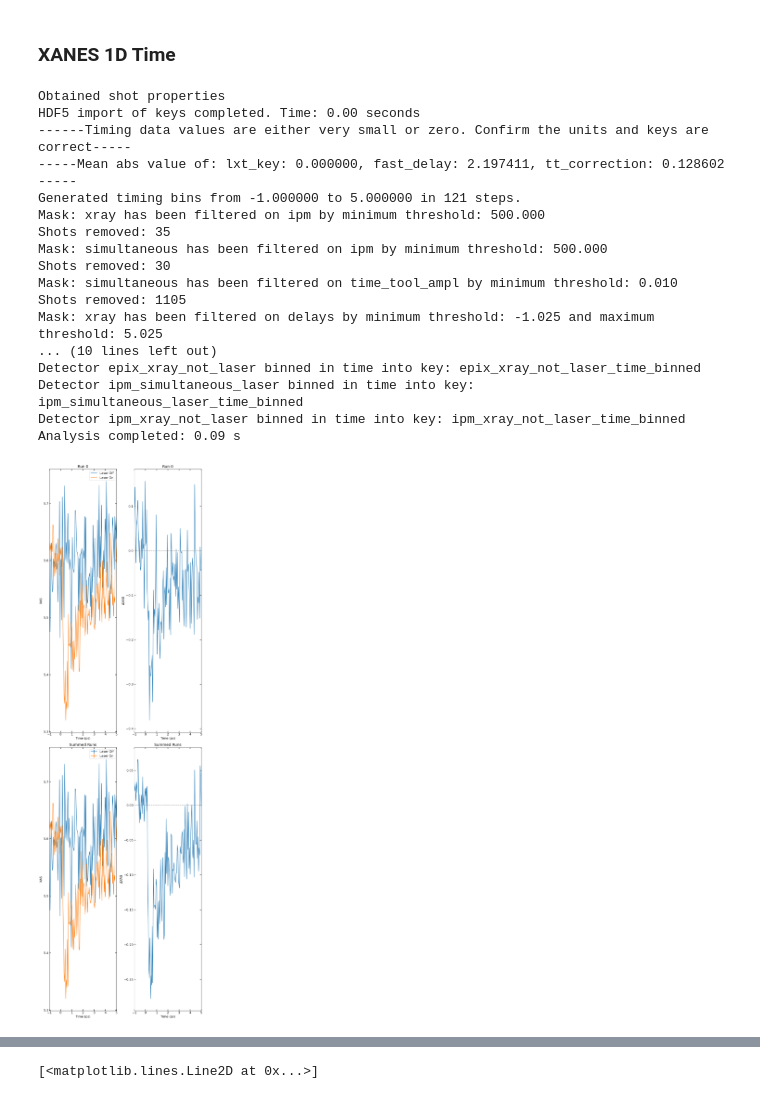
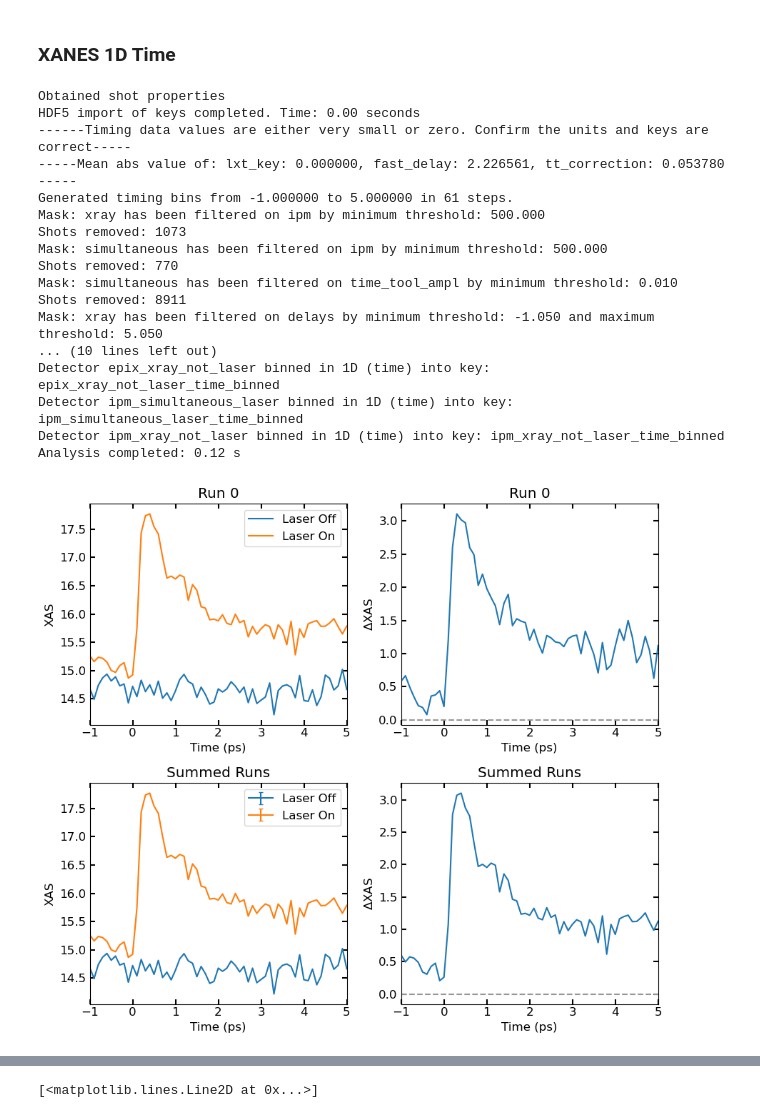
Before and after one commit to lg345/XSpect, a Jupyter notebook: XSpect_XAS_1Dtime.ipynb, the cells around one changed output, grey strips where cells are left out. Cells and saved outputs as stored; diff of their text form; code cells hidden in the pictures.

```diff
--- a/XSpect_XAS_1Dtime.ipynb
+++ b/XSpect_XAS_1Dtime.ipynb
@@ -21,10 +21,10 @@ import XSpect.XSpect_Visualization
 import XSpect.XSpect_Diagnostics as dt
 import XSpect.XSpect_PostProcessing
 # %%
-run = 230
-exp = 'xcs101572326'
+run = 55
+exp = 'xcs101632226'
 keys=['epicsUser/dccm_E', 'epicsUser/dccm_E_setpoint', 'tt/ttCorr','epics/lxt', 'enc/lasDelay' , 'ipm4/sum','tt/AMPL']
-names=['ccm','ccm_E_setpoint','time_tool_correction','lxt_ttc'  ,'encoder','ipm', 'time_tool_ampl']
+names=['energy','energy_E_setpoint','time_tool_correction','lxt_ttc'  ,'encoder','ipm', 'time_tool_ampl']
 
 # pdf = PdfPages("output.pdf")
 
@@ -92,7 +92,7 @@ start = time.time()
 xspect_experiment = XSpect.XSpect_Analysis.spectroscopy_experiment(hutch='xcs',experiment_id=exp,lcls_run=exp[-2:])
 xes1=XSpect.XSpect_Controller.XASBatchAnalysis_1D_time()
 keys=['epicsUser/dccm_E', 'epicsUser/dccm_E_setpoint', 'tt/ttCorr','epics/lxt', 'enc/lasDelay' , 'ipm4/sum','tt/AMPL', 'epix_2/ROI_sum']
-names=['ccm','ccm_E_setpoint','time_tool_correction','lxt_ttc'  ,'encoder','ipm', 'time_tool_ampl', 'epix']
+names=['energy','energy_E_setpoint','time_tool_correction','lxt_ttc'  ,'encoder','ipm', 'time_tool_ampl', 'epix']
 
 #Here we define the epix detector keys separately as they are imported separately to avoid OOM
 # xes1.key_epix=['epix_2/ROI_sum']
@@ -104,7 +104,7 @@ names=['ccm','ccm_E_setpoint','time_tool_correction','lxt_ttc'  ,'encoder','ipm'
 # xes1.maxtime = 1 # ps
 xes1.mintime = -1 # ps
 xes1.maxtime = 5 # ps
-xes1.time_step = 0.05 # ps
+xes1.time_step = 0.1 # ps
 xes1.time_bins  = np.arange(xes1.mintime, xes1.maxtime+xes1.time_step, xes1.time_step)
 
 xes1.set_key_aliases(keys,names)
@@ -116,7 +116,7 @@ xes1.add_filter('simultaneous','time_tool_ampl',tt_thres[0])
 xes1.scattering = True
 
 # xes1.run_parser(['230-232']) #
-xes1.run_parser(['269']) #
+xes1.run_parser(['55']) #
 # %%
 start=time.time()
 
@@ -128,20 +128,20 @@ print('Analysis completed: %.02f s' % (end - start))
 Obtained shot properties
 HDF5 import of keys completed. Time: 0.00 seconds
 ------Timing data values are either very small or zero. Confirm the units and keys are correct-----
------Mean abs value of: lxt_key: 0.000000, fast_delay: 2.197411, tt_correction: 0.128602 -----
-Generated timing bins from -1.000000 to 5.000000 in 121 steps.
+-----Mean abs value of: lxt_key: 0.000000, fast_delay: 2.226561, tt_correction: 0.053780 -----
+Generated timing bins from -1.000000 to 5.000000 in 61 steps.
 Mask: xray has been filtered on ipm by minimum threshold: 500.000
-Shots removed: 35
+Shots removed: 1073
 Mask: simultaneous has been filtered on ipm by minimum threshold: 500.000
-Shots removed: 30
+Shots removed: 770
 Mask: simultaneous has been filtered on time_tool_ampl by minimum threshold: 0.010
-Shots removed: 1105
-Mask: xray has been filtered on delays by minimum threshold: -1.025 and maximum threshold: 5.025
+Shots removed: 8911
+Mask: xray has been filtered on delays by minimum threshold: -1.050 and maximum threshold: 5.050
 ... (10 lines left out)
-Detector epix_xray_not_laser binned in time into key: epix_xray_not_laser_time_binned
-Detector ipm_simultaneous_laser binned in time into key: ipm_simultaneous_laser_time_binned
-Detector ipm_xray_not_laser binned in time into key: ipm_xray_not_laser_time_binned
-Analysis completed: 0.09 s
+Detector epix_xray_not_laser binned in 1D (time) into key: epix_xray_not_laser_time_binned
+Detector ipm_simultaneous_laser binned in 1D (time) into key: ipm_simultaneous_laser_time_binned
+Detector ipm_xray_not_laser binned in 1D (time) into key: ipm_xray_not_laser_time_binned
+Analysis completed: 0.12 s
 # %%
 run_count = 0
 for ii, run in enumerate(xes1.analyzed_runs):
@@ -151,7 +151,7 @@ for ii, run in enumerate(xes1.analyzed_runs):
     # print(run.epix_xray_not_laser_energy_binned.shape)
     run_count+=1
 
-fig, ax = plt.subplots(figsize = (9,30), nrows = run_count+1, ncols = 2)
+fig, ax = plt.subplots(figsize = (9,8), nrows = run_count+1, ncols = 2)
 
 # xas_loff_sum = np.zeros_like(xes1.analyzed_runs[0].epix_xray_not_laser_time_binned)
 # xas_lon_sum = np.zeros_like(xes1.analyzed_runs[0].epix_simultaneous_laser_time_binned)
@@ -213,34 +213,34 @@ ax[plt_indx0_sum].errorbar(run.time_bins, xas_loff_sum,
                            capsize=2)
 
 ax[plt_indx0_sum].errorbar(run.time_bins, xas_lon_sum,
                            yerr=xas_lon_sem,
                            label='Laser On',
                            capsize=2)
 
 # ax[plt_indx0_sum].plot(run.time_bins, xas_loff_sumtotal, label = 'Laser Off')
 # ax[plt_indx0_sum].plot(run.time_bins, xas_lon_sum, label = 'Laser On')
 ax[plt_indx0_sum].set_xlim([np.min(run.time_bins), np.max(run.time_bins)])
 ax[plt_indx0_sum].set_xlabel('Time (ps)')
 ax[plt_indx0_sum].set_ylabel('XAS')
 ax[plt_indx0_sum].legend()
 ax[plt_indx0_sum].set_title('Summed Runs')
 
 ax[plt_indx1_sum].errorbar(run.time_bins, xas_diff_sum,
                            yerr=xas_diff_sem,
                            label='Difference',
                            capsize=2)
 # ax[plt_indx1_sum].plot(run.time_bins, xas_diff_sum, label = 'Difference')
 # ax[plt_indx1_sum].axvline(0.15, color = 'r', linestyle = '--')
 ax[plt_indx1_sum].axhline(0, color = np.array([150,150,150])/255, linestyle = '--')
 ax[plt_indx1_sum].set_xlim([np.min(run.time_bins), np.max(run.time_bins)])
 # ax[plt_indx1_sum].axvline(1, color = np.array([150,150,150])/255, linestyle = '--')
 ax[plt_indx1_sum].set_xlabel('Time (ps)')
 ax[plt_indx1_sum].set_ylabel(r'$\Delta$XAS')
 ax[plt_indx1_sum].set_title('Summed Runs')
 
 plt.tight_layout()
 # %% [output]
-[figure, old version]
+[figure, new version]
 # %%
 fig, ax = plt.subplots(figsize = (9,6), nrows = 1, ncols = 2)
 
```
Also changed, not shown: parts of 2 cells of this notebook, 8 other files.
